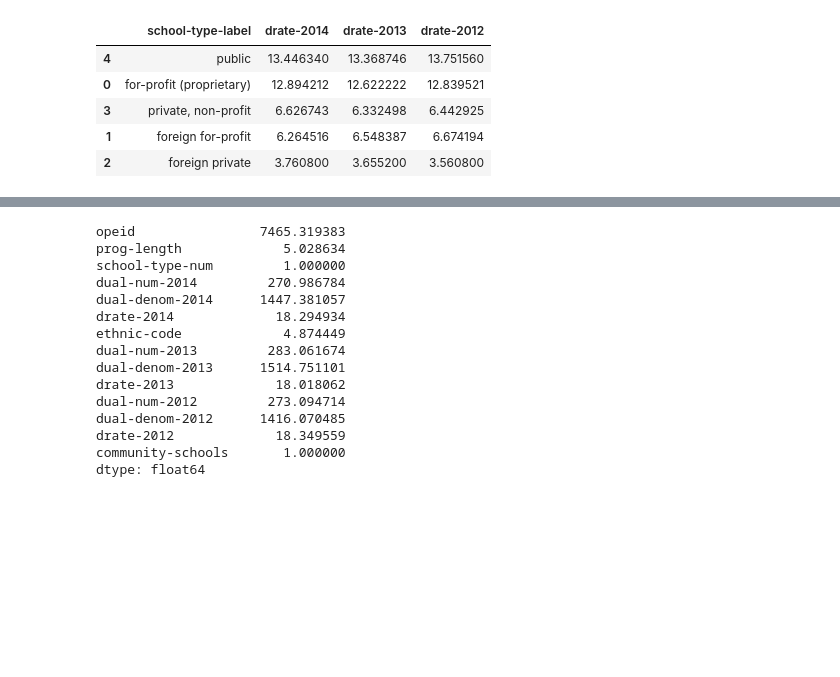
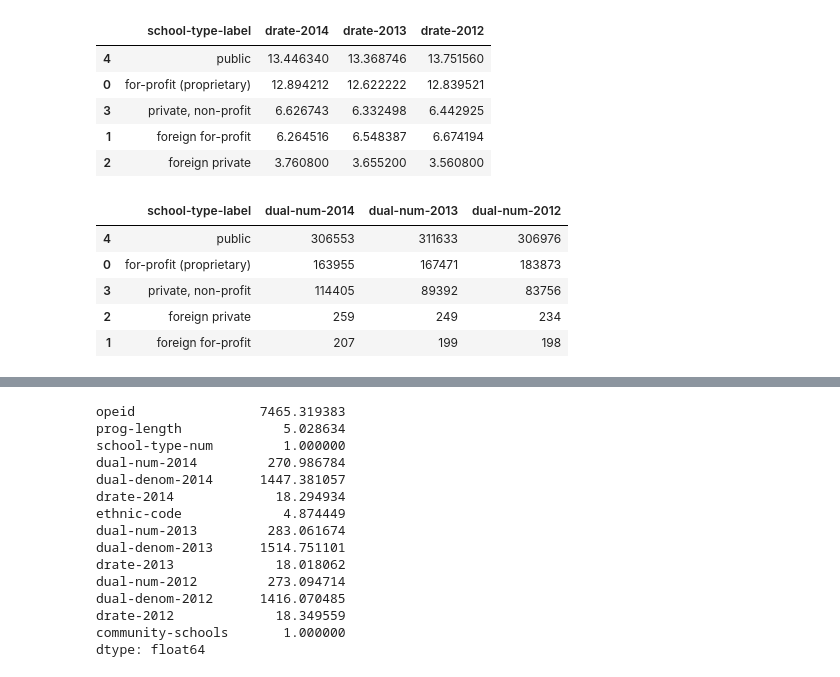
Before and after one commit to isabella232/federal-aid-data, a Jupyter notebook: default-only.ipynb, the cells around one changed output, grey strips where cells are left out. Saved outputs shown, nothing was run; the diff lists cells and outputs as text; code cells hidden in the pictures; blank space fills up the shorter version.

Commit message:
calculate number of defaulters and repayers per school type

```diff
--- a/default-only.ipynb
+++ b/default-only.ipynb
@@ -340,3 +340,12 @@ default_cond.groupby('school-type-label').mean().reset_index().drop(['opeid','pr
 | 3 | private, non-profit | 6.626743 | 6.332498 | 6.442925 |
 | 1 | foreign for-profit | 6.264516 | 6.548387 | 6.674194 |
 | 2 | foreign private | 3.760800 | 3.655200 | 3.560800 |
+# %%
+default_cond.groupby('school-type-label').sum().reset_index().drop(['opeid','prog-length','ethnic-code','drate-2014','drate-2013','drate-2012','dual-denom-2014','dual-denom-2013','dual-denom-2012','school-type-num'], axis=1).sort_values('dual-num-2014',ascending=False)
+# %% [output]
+|  | school-type-label | dual-num-2014 | dual-num-2013 | dual-num-2012 |
+| 4 | public | 306553 | 311633 | 306976 |
+| 0 | for-profit (proprietary) | 163955 | 167471 | 183873 |
+| 3 | private, non-profit | 114405 | 89392 | 83756 |
+| 2 | foreign private | 259 | 249 | 234 |
+| 1 | foreign for-profit | 207 | 199 | 198 |
```
Also changed, not shown: parts of 1 cell of this notebook.
